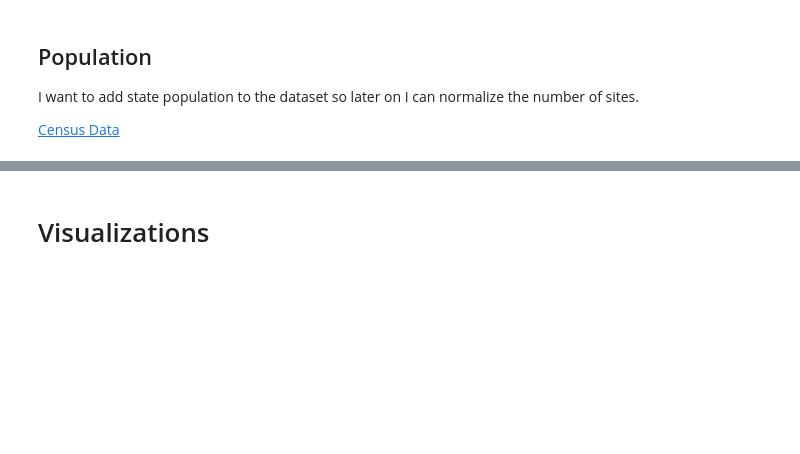
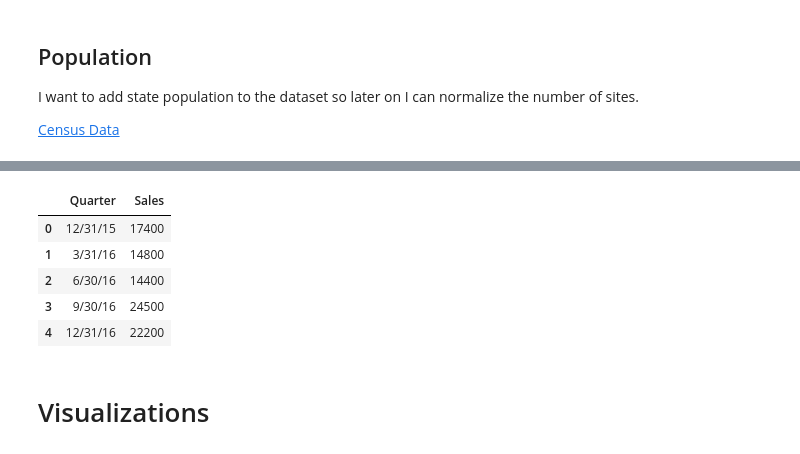
Before and after one commit to jeffkempster/code-louisville-data-science-2, a Jupyter notebook: Tesla Superchargers.ipynb, the cells around one changed output, grey strips where cells are left out. Saved outputs shown, nothing was run; the diff lists cells and outputs as text; code cells hidden in the pictures; blank space fills up the shorter version.

```diff
--- a/Tesla Superchargers.ipynb
+++ b/Tesla Superchargers.ipynb
@@ -250,5 +272,17 @@ us_sites.head()
 | 2 | Utica Supercharger | uticanysupercharger | 7654 | 50 Auert Ave. | Utica | NY | 13501 | <p><strong>Charging</strong><br /... | North Utica Shopping Center | ... |
 | 3 | Syracuse Supercharger | syracusesupercharger | 9018 | 441 Electronics Parkway | Liverpool | NY | 13088 | <p><strong>Charging</strong><br /... | Holiday Inn Syracuse/Liverpool | ... |
 | 4 | Buffalo Supercharger | buffalosupercharger | 9563 | 4455 Transit Road | Buffalo | NY | 14221 | <p><strong>Charging</strong><br /... | Shops at Main / Transit | ... |
+# %%
+# teslas sold by quarter
+# https://www.statista.com/statistics/502208/tesla-quarterly-vehicle-deliveries/
+teslas_sold = pd.read_csv('input/tesla-quarterly-sales.csv')
+teslas_sold.head()
+# %% [output]
+|  | Quarter | Sales |
+| 0 | 12/31/15 | 17400 |
+| 1 | 3/31/16 | 14800 |
+| 2 | 6/30/16 | 14400 |
+| 3 | 9/30/16 | 24500 |
+| 4 | 12/31/16 | 22200 |
 # %% [markdown]
 # Visualizations
```
Also changed, not shown: parts of 10 cells of this notebook, 1 other file.
